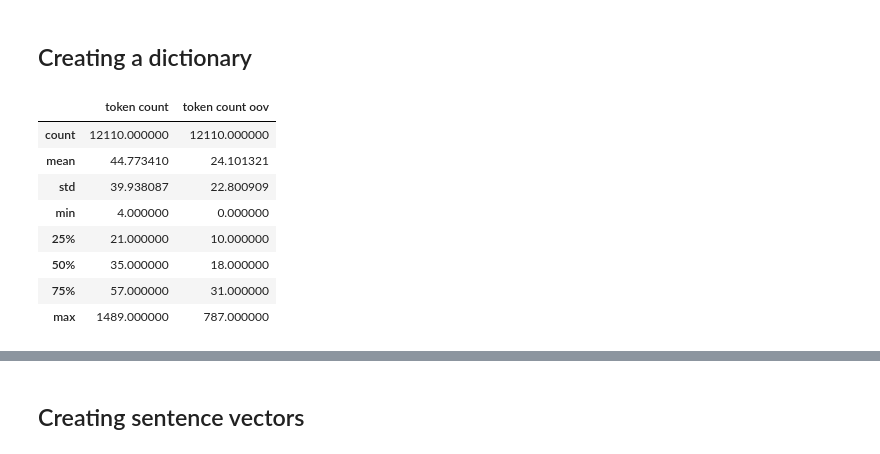
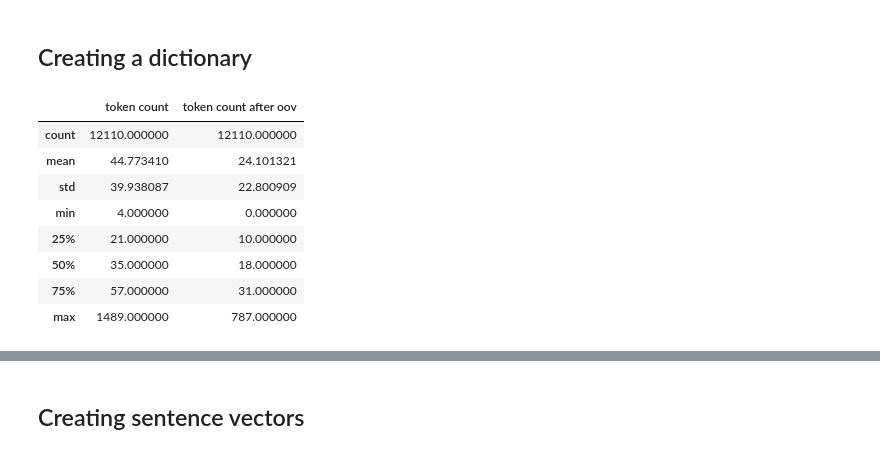
Before and after one commit to borosabel/NLP, a Jupyter notebook: Assignment1.ipynb, the cells around one changed output, grey strips where cells are left out. Saved outputs shown, nothing was run; the diff lists cells and outputs as text; code cells hidden in the pictures.

```diff
--- a/Assignment1.ipynb
+++ b/Assignment1.ipynb
@@ -209,14 +262,12 @@ wordfrequencies = {key: value for key, value in wordfrequencies.items() if value
-# %%
-train_set['token count'] = train_set['text'].apply(len)
-# %%
-train_set['text'] = oov_on_dataframe(train_set, wordfrequencies)
-# %%
-train_set['token count oov'] = train_set['text'].apply(len)
+# %%
+train_set, bow_train_dict = BOW(train_set)
+test_set, bow_test_dict = BOW(test_set)
+validation_set, bow_val_dict = BOW(validation_set)
 # %%
-train_set[['token count', 'token count oov']].describe()
+train_set[['token count', 'token count after oov']].describe()
 # The average token in a list decreased from 44.77 to 24.10, it's an average decrease of 20.67
 # %% [output]
-|  | token count | token count oov |
+|  | token count | token count after oov |
 | count | 12110.000000 | 12110.000000 |
 | mean | 44.773410 | 24.101321 |
 | std | 39.938087 | 22.800909 |
```
Also changed, not shown: parts of 27 cells of this notebook, 1 other file.
